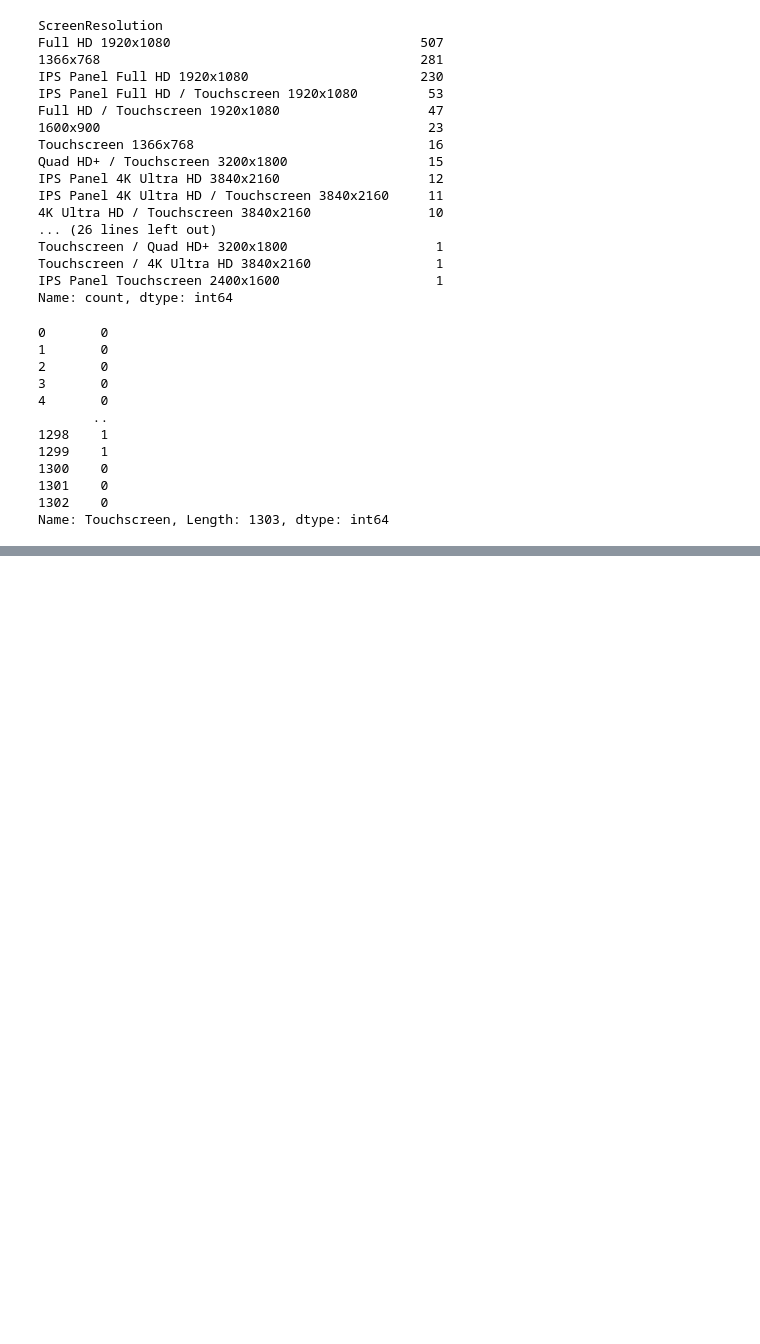
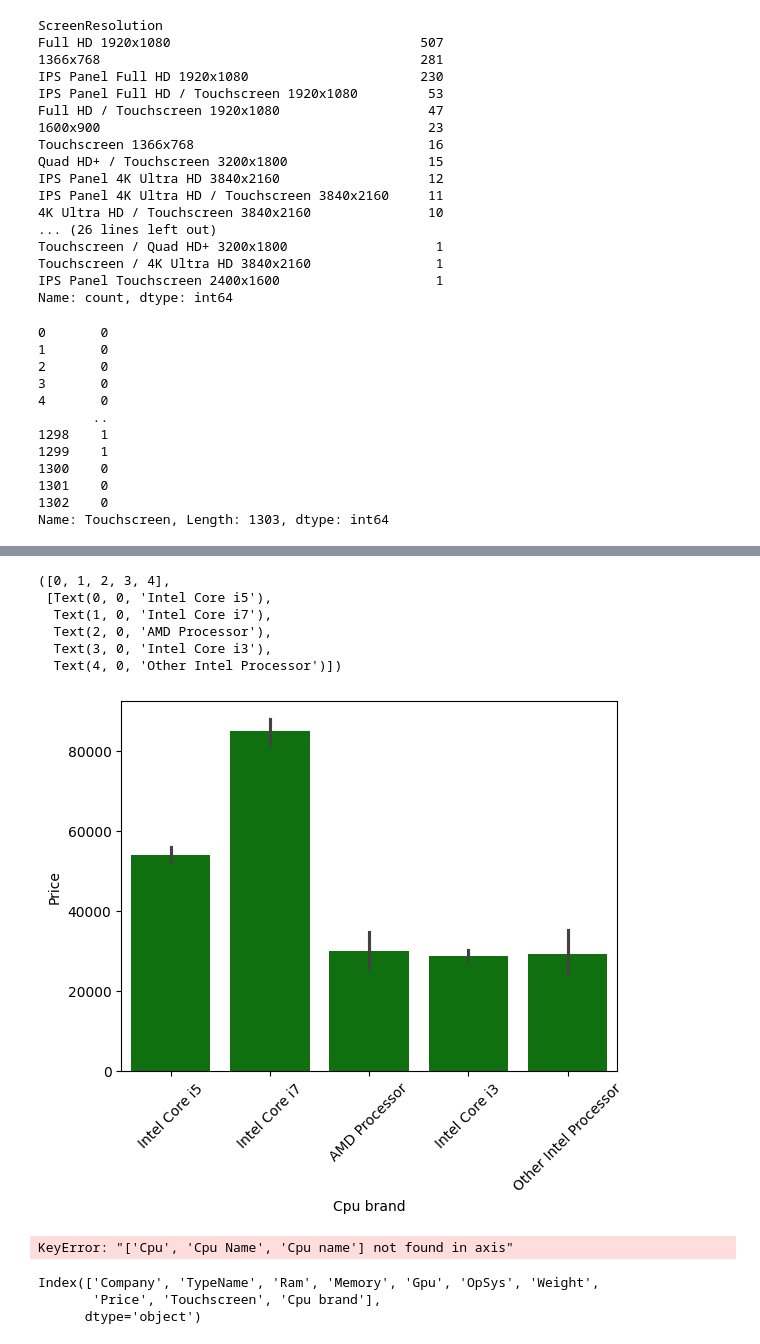
Before and after one commit to Neeraj-Fulpatiya/Laptop-Price-Predictor, a Jupyter notebook: laptop-price-predictor.ipynb, the cells around one changed output, grey strips where cells are left out. Cells and saved outputs as stored; diff of their text form; code cells hidden in the pictures; blank space fills up the shorter version.

```diff
--- a/laptop-price-predictor.ipynb
+++ b/laptop-price-predictor.ipynb
@@ -225,0 +264,22 @@ memory usage: 132.5+ KB
+# %%
+sns.barplot(x=df['Cpu brand'],y=df['Price'],color='green')
+plt.xticks(rotation=45)
+# %% [output]
+([0, 1, 2, 3, 4],
+ [Text(0, 0, 'Intel Core i5'),
+  Text(1, 0, 'Intel Core i7'),
+  Text(2, 0, 'AMD Processor'),
+  Text(3, 0, 'Intel Core i3'),
+  Text(4, 0, 'Other Intel Processor')])
+[figure, added]
+# %%
+df.drop(columns=['Cpu','Cpu Name','Cpu name'],inplace=True)
+df.head()
+# %% [output]
+KeyError: "['Cpu', 'Cpu Name', 'Cpu name'] not found in axis"
+# %%
+print(df.columns)
+# %% [output]
+Index(['Company', 'TypeName', 'Ram', 'Memory', 'Gpu', 'OpSys', 'Weight',
+       'Price', 'Touchscreen', 'Cpu brand'],
+      dtype='object')
```
Also changed, not shown: parts of 36 cells of this notebook.
